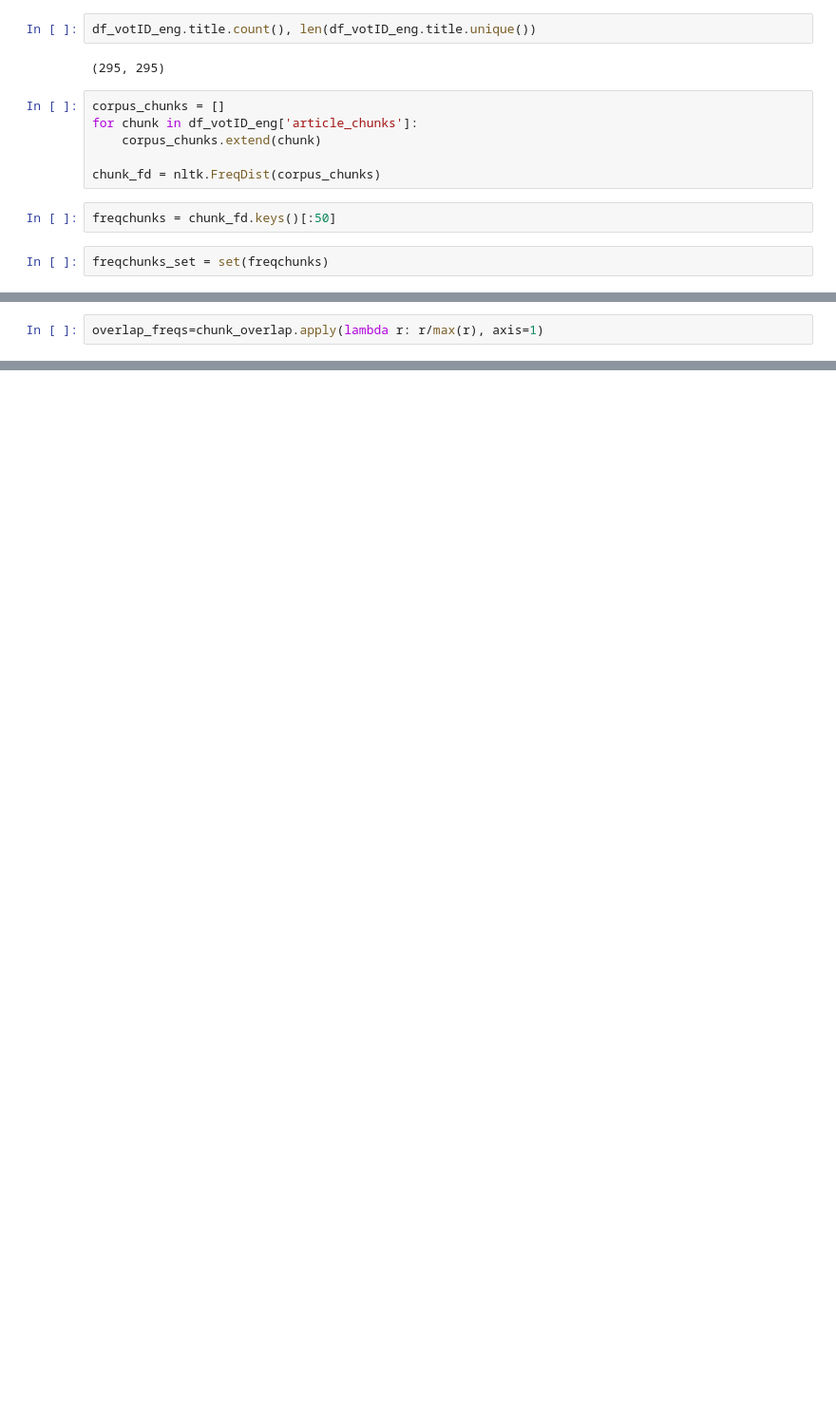
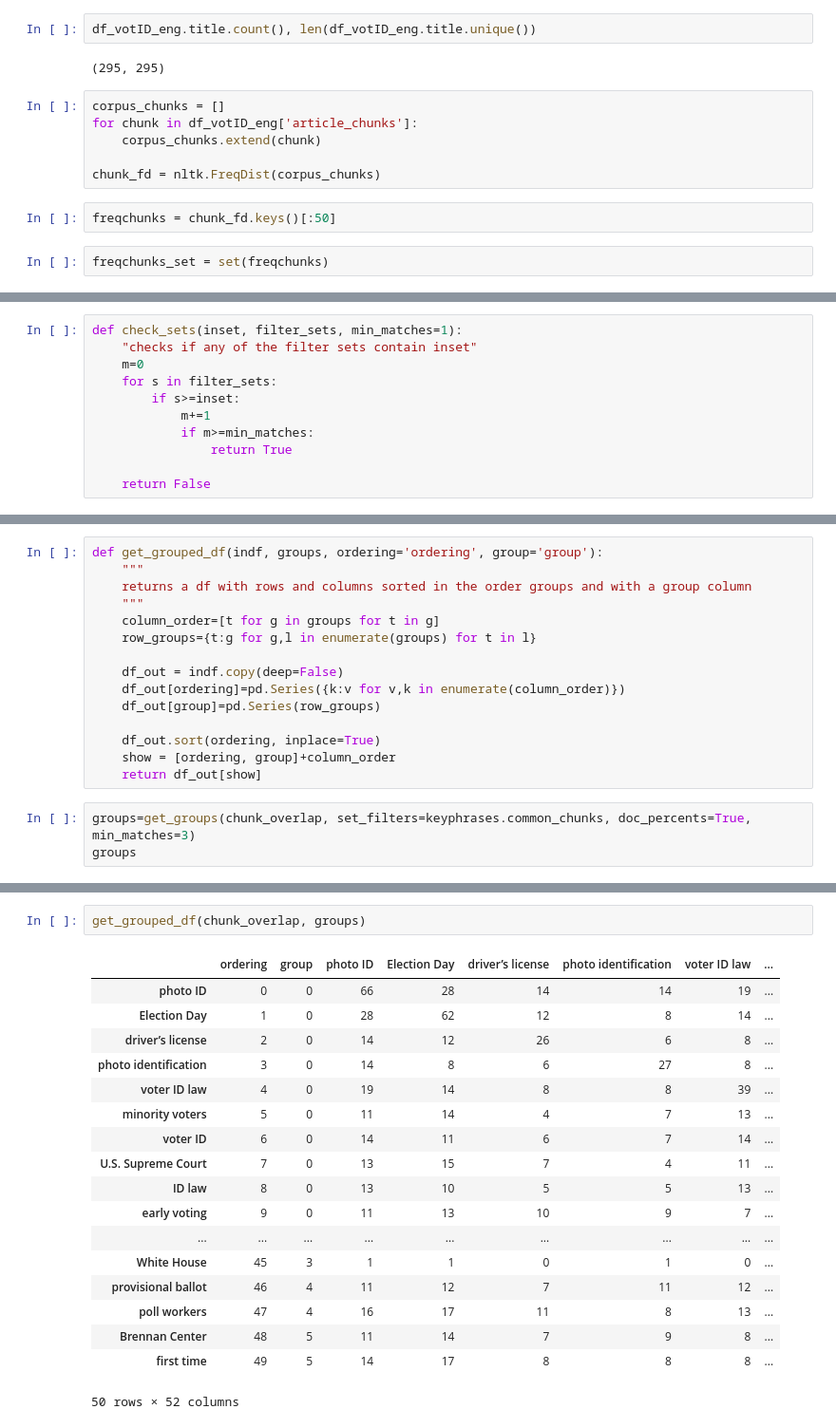
Before and after one commit to Anand-/nlp2014_final, a Jupyter notebook: keyphrase_grouping.ipynb, the cells around one changed output, grey strips where cells are left out. Shown at 95% size. Drawn from its saved outputs; the diff is of its cells as text; blank space fills up the shorter version.

```diff
--- a/keyphrase_grouping.ipynb
+++ b/keyphrase_grouping.ipynb
@@ -584,2 +607,0 @@ chunk_overlap[['Election Day']].loc['voter fraud'][0]
-# %%
-overlap_freqs=chunk_overlap.apply(lambda r: r/max(r), axis=1)
@@ -633,0 +608,11 @@ for r in relationships:
+# %%
+def check_sets(inset, filter_sets, min_matches=1):
+    "checks if any of the filter sets contain inset"
+    m=0
+    for s in filter_sets:
+        if s>=inset:
+            m+=1
+            if m>=min_matches:
+                return True
+
+    return False
@@ -633,0 +684,18 @@ for r in relationships:
+# %%
+def get_grouped_df(indf, groups, ordering='ordering', group='group'):
+    """
+    returns a df with rows and columns sorted in the order groups and with a group column
+    """
+    column_order=[t for g in groups for t in g]
+    row_groups={t:g for g,l in enumerate(groups) for t in l}
+
+    df_out = indf.copy(deep=False)
+    df_out[ordering]=pd.Series({k:v for v,k in enumerate(column_order)})
+    df_out[group]=pd.Series(row_groups)
+
+    df_out.sort(ordering, inplace=True)
+    show = [ordering, group]+column_order
+    return df_out[show]
+# %%
+groups=get_groups(chunk_overlap, set_filters=keyphrases.common_chunks, doc_percents=True, min_matches=3)
+groups
@@ -633,0 +720,21 @@ for r in relationships:
+# %%
+get_grouped_df(chunk_overlap, groups)
+# %% [output]
+|  | ordering | group | photo ID | Election Day | driver’s license | photo identification | voter ID law | ... |
+| photo ID | 0 | 0 | 66 | 28 | 14 | 14 | 19 | ... |
+| Election Day | 1 | 0 | 28 | 62 | 12 | 8 | 14 | ... |
+| driver’s license | 2 | 0 | 14 | 12 | 26 | 6 | 8 | ... |
+| photo identification | 3 | 0 | 14 | 8 | 6 | 27 | 8 | ... |
+| voter ID law | 4 | 0 | 19 | 14 | 8 | 8 | 39 | ... |
+| minority voters | 5 | 0 | 11 | 14 | 4 | 7 | 13 | ... |
+| voter ID | 6 | 0 | 14 | 11 | 6 | 7 | 14 | ... |
+| U.S. Supreme Court | 7 | 0 | 13 | 15 | 7 | 4 | 11 | ... |
+| ID law | 8 | 0 | 13 | 10 | 5 | 5 | 13 | ... |
+| early voting | 9 | 0 | 11 | 13 | 10 | 9 | 7 | ... |
+| ... | ... | ... | ... | ... | ... | ... | ... | ... |
+| White House | 45 | 3 | 1 | 1 | 0 | 1 | 0 | ... |
+| provisional ballot | 46 | 4 | 11 | 12 | 7 | 11 | 12 | ... |
+| poll workers | 47 | 4 | 16 | 17 | 11 | 8 | 13 | ... |
+| Brennan Center | 48 | 5 | 11 | 14 | 7 | 9 | 8 | ... |
+| first time | 49 | 5 | 14 | 17 | 8 | 8 | 8 | ... |
+50 rows × 52 columns
```
Also changed, not shown: parts of 35 cells of this notebook, 4 other files.
